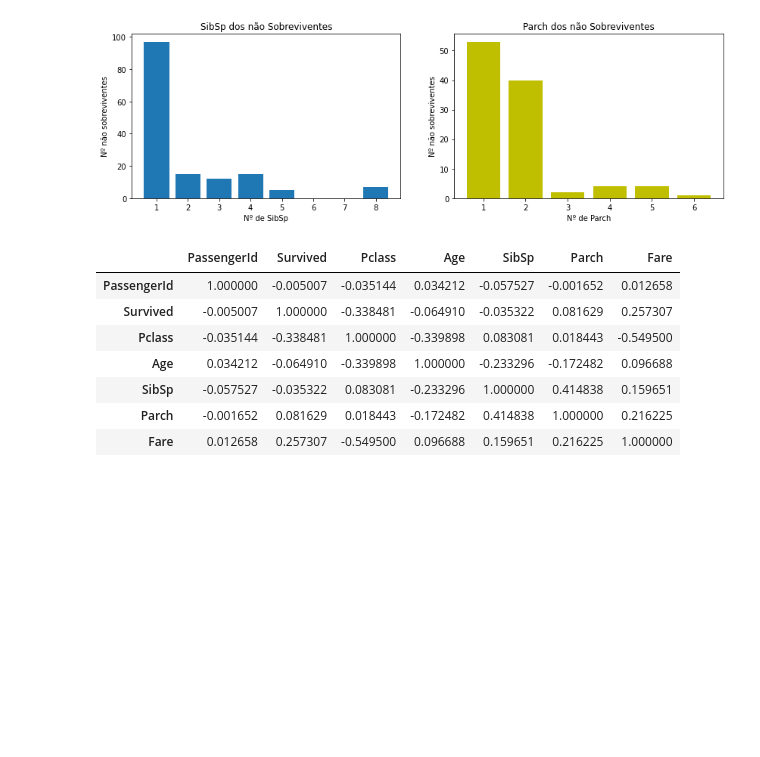
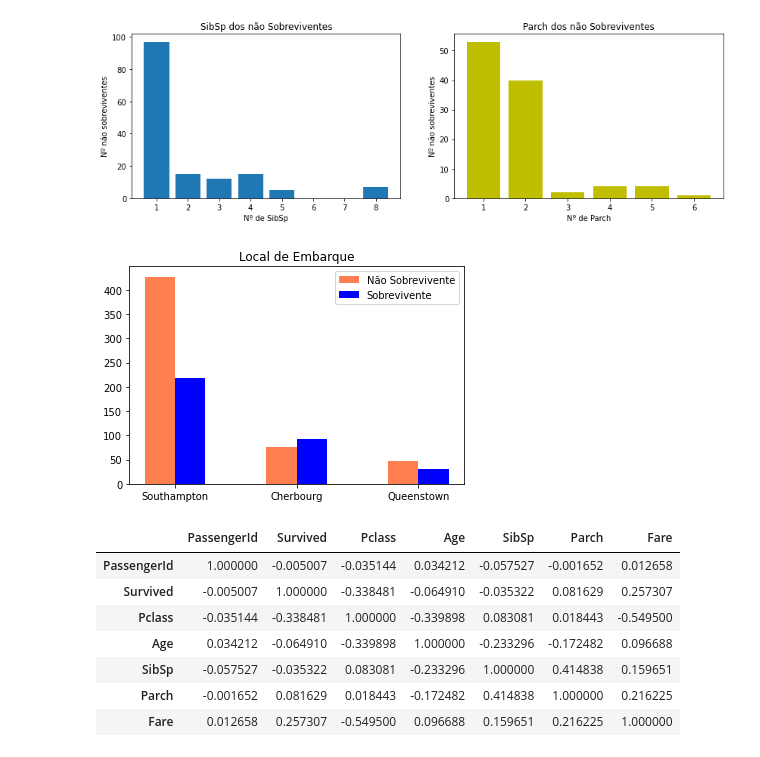
Before and after one commit to douglasfdantas/Python, a Jupyter notebook: Titanic/TitanicSurvivors.ipynb, the cells around one changed output. Cells and saved outputs as stored; diff of their text form; code cells hidden in the pictures; blank space fills up the shorter version.

Commit message:
Local de embarque

```diff
--- a/Titanic/TitanicSurvivors.ipynb
+++ b/Titanic/TitanicSurvivors.ipynb
@@ -324,6 +324,22 @@ ax2.set_ylabel ('Nº não sobreviventes')
 plt.show()
 # %% [output]
 [figure]
+# %%
+# Local de embarque dos sobreviventes e não sobreviventes
+barWidth = 0.25
+r1 = np.arange(len(df2.Embarked.value_counts()))
+r2 = [x + barWidth for x in r1]
+
+plt.bar(r1, df2.Embarked.value_counts().values, color='coral', width=barWidth, label='Não Sobrevivente' )
+plt.bar(r2, df[df['Survived']==1].Embarked.value_counts().values, color='b', width=barWidth, label='Sobrevivente')
+plt.xticks([r + barWidth/2 for r in range(len(df2.Embarked.value_counts().index))], \
+           ['Southampton', 'Cherbourg', 'Queenstown'])
+plt.title('Local de Embarque')
+plt.legend()
+
+plt.show()
+# %% [output]
+[figure, added]
 # %%
 # Visualizando a correlação em tabela
 # Coeficiente de correlação:
```
Also changed, not shown: parts of 2 cells of this notebook.
